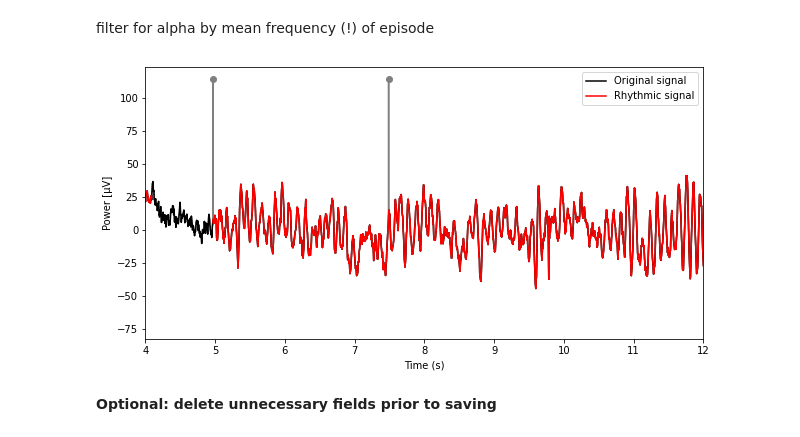
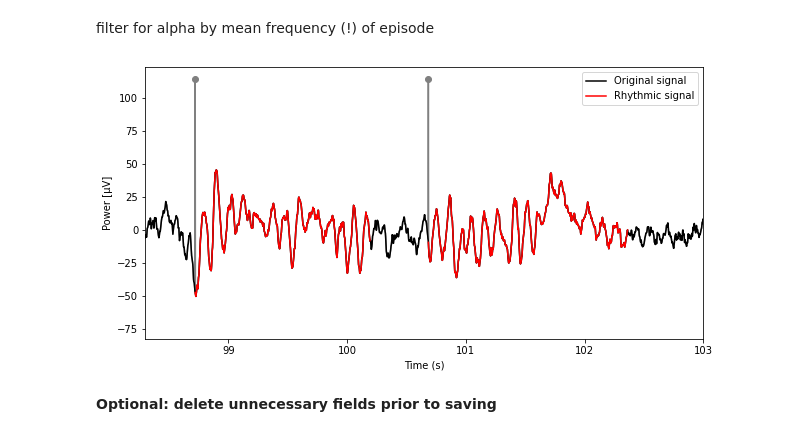
Before and after one commit to jkosciessa/eBOSC_py, a Jupyter notebook: examples/eBOSC_example_empirical.ipynb, the cells around one changed output. Drawn from its saved outputs; the diff is of its cells as text; code cells hidden in the pictures.

```diff
--- a/examples/eBOSC_example_empirical.ipynb
+++ b/examples/eBOSC_example_empirical.ipynb
@@ -11,6 +11,6 @@ from ebosc.eBOSC_wrapper import eBOSC_wrapper
 **Specify paths**
 # %%
 pn = dict()
-pn['root']  = os.path.abspath(os.path.dirname(get_project_root()))
+pn['root']  = os.path.join(os.getcwd(),'..')
 pn['examplefile'] = os.path.join(pn['root'],'data','1160_rest_EEG_Rlm_Fhl_rdSeg_Art_EC.csv')
 pn['outfile'] = os.path.join(pn['root'],'data','example_out.npy')
@@ -193,22 +197,22 @@ for indEp in idx_alpha[0]:
 # %%
 fig, ax = plt.subplots(nrows=1, ncols=1,figsize=(10,5))
 highlight_limit = max(origData)*2
 plt.scatter(cfg_eBOSC['time.time_det'][idx_onset],
             np.kron(np.ones((1,len(idx_onset))),highlight_limit), color=[.5, .5, .5])
 OnsetLine = origData.copy()
 OnsetLine[idx_onset] = highlight_limit
 plt.plot(cfg_eBOSC['time.time_det'],OnsetLine, color=[.5, .5, .5])
 [orig]=plt.plot(cfg_eBOSC['time.time_det'],origData, color='k')
 orig.set_label('Original signal')
 [rhythm]=plt.plot(cfg_eBOSC['time.time_det'],origData*alphaDetected, color='r')
 rhythm.set_label('Rhythmic signal')
 plt.xlabel('Time (s)')
 plt.ylabel('Power [µV]')
 ax.legend()
-ax.set_xlim([4, 12])
+ax.set_xlim([98.3, 103])
 plt.show()
 # %% [output]
-[figure, old version]
+[figure, new version]
 # %% [markdown]
 **Optional: delete unnecessary fields prior to saving**
 # %% [markdown]
```
Also changed, not shown: parts of 2 cells of this notebook, 1 other file.
